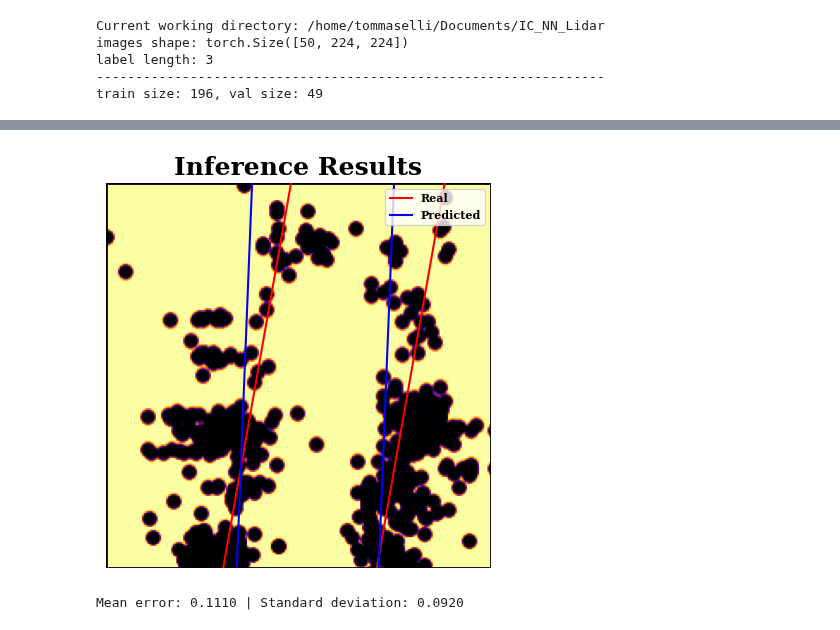
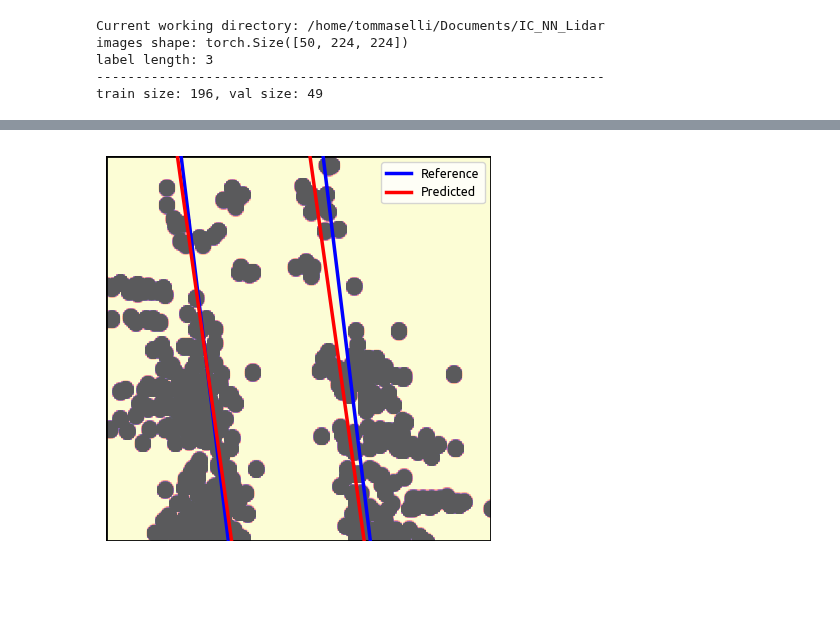
Before and after one commit to Felipe-Tommaselli/nn_lidar_perception, a Jupyter notebook: src/nn_test.ipynb, the cells around one changed output, grey strips where cells are left out. Drawn from its saved outputs; the diff is of its cells as text; code cells hidden in the pictures; blank space fills up the shorter version.

Commit message:
montando a galeria de dados pro parcial, vou usar essa comparação de modelos

```diff
--- a/src/nn_test.ipynb
+++ b/src/nn_test.ipynb
@@ -54,8 +56,8 @@ cwd = os.getcwd()
 print("Current working directory:", cwd)
 
 
-CSV_PATH = "./artificial_data/tags/Artificial_Label_Data3.csv"
-TRAIN_PATH = "./artificial_data/train3"
+CSV_PATH = "./data/artificial_data/tags/Artificial_Label_Data3.csv"
+TRAIN_PATH = "./data/artificial_data/train3"
 train_data, val_data = getData(csv_path=CSV_PATH, train_path=TRAIN_PATH)
 # %% [output]
 Current working directory: /home/tommaselli/Documents/IC_NN_Lidar
@@ -278,66 +282,66 @@ y2p = m2p*x + b2p
 # %%
 fig, ax = plt.subplots(figsize=(8, 5), frameon=True)
 
+linewidth = 2.5
+
 # plot the lines
-ax.plot(x, y1, color='red', label='Real')
-ax.plot(x, y2, color='red')
+ax.plot(x, y1, color='blue', label='Reference', linewidth=linewidth)
+ax.plot(x, y2, color='blue', linewidth=linewidth)
 
-ax.plot(x, y1p, color='blue', label='Predicted')
-ax.plot(x, y2p, color='blue')
+ax.plot(x, y1p, color='red', label='Predicted', linewidth=linewidth)
+ax.plot(x, y2p, color='red', linewidth=linewidth)
 
 # Customize the title
-title_font = {'family': 'serif', 'color': 'black', 'weight': 'bold', 'size': 18}
-plt.title('Inference Results', fontdict=title_font)
+# title_font = {'family': 'Ubuntu', 'color': 'black', 'weight': 'bold', 'size': 18}
+# plt.title('Inference Results', fontdict=title_font)
 
 # Add a white rectangle to create a border
 border_style = dict(facecolor='none', edgecolor='black', linewidth=2)
 ax.add_patch(plt.Rectangle((0, 0), 1, 1, **border_style, transform=ax.transAxes))
 
 # legend
-plt.legend(loc='upper right', prop={'size': 8, 'weight': 'bold', 'family': 'serif'})
+plt.legend(loc='upper right', prop={'size': 9, 'family': 'Ubuntu'})
 
 # show the image
-ax.imshow(image, cmap='inferno')
+im = ax.imshow(image, cmap='magma', norm=PowerNorm(gamma=16), alpha=0.65)
 ax.axis('off')
 
 plt.show()
 # %% [output]
-[figure, old version]
+[figure, new version]
 # %%
-import random
-N = 100  # Number of runs
+# import random
+# N = 100  # Number of runs
 
-errors = []  # List to store the errors
-lines_values = []  # List to store the line values
+# errors = []  # List to store the errors
+# lines_values = []  # List to store the line values
 
-for _ in range(N):
-# Generate a random number between 1 and 100
-    r = random.randint(1, BATCH_SIZE)
+# for _ in range(N):
+# # Generate a random number between 1 and 100
+#     r = random.randint(1, BATCH_SIZE)
 
-    image = images[r - 1].unsqueeze(0)
-    label = labels[r - 1].unsqueeze(0)
+#     image = images[r - 1].unsqueeze(0)
+#     label = labels[r - 1].unsqueeze(0)
 
-    # Perform the inference and get the predictions
-    predictions = model(image)
+#     # Perform the inference and get the predictions
+#     predictions = model(image)
 
-    # Convert the predictions to numpy array
-    predictions = predictions.to('cpu').cpu().detach().numpy()
+#     # Convert the predictions to numpy array
+#     predictions = predictions.to('cpu').cpu().detach().numpy()
 
-    # Calculate the error
+#     # Calculate the error
 
-    label_np = label[0].numpy()  # Convert label tensor to numpy array
-    error = np.mean(np.abs(predictions - label_np))
+#     label_np = label[0].numpy()  # Convert label tensor to numpy array
+#     error = np.mean(np.abs(predictions - label_np))
 
-    # Store the error and line values
-    errors.append(error)
-    lines_values.append((predictions[0][0], predictions[0][1], predictions[0][2]))
+#     # Store the error and line values
+#     errors.append(error)
+#     lines_values.append((predictions[0][0], predictions[0][1], predictions[0][2]))
 
-# Calculate the mean error
-mean_error = np.mean(errors)
-# calculate standard deviation
-std_dev = np.std(errors)
+# # Calculate the mean error
+# mean_error = np.mean(errors)
+# # calculate standard deviation
+# std_dev = np.std(errors)
 
-print(f'Mean error: {mean_error:.4f} | Standard deviation: {std_dev:.4f}')
+# print(f'Mean error: {mean_error:.4f} | Standard deviation: {std_dev:.4f}')
-# %% [output]
-Mean error: 0.1110 | Standard deviation: 0.0920
 # %%
```
Also changed, not shown: parts of 7 cells of this notebook, 7 other files.
